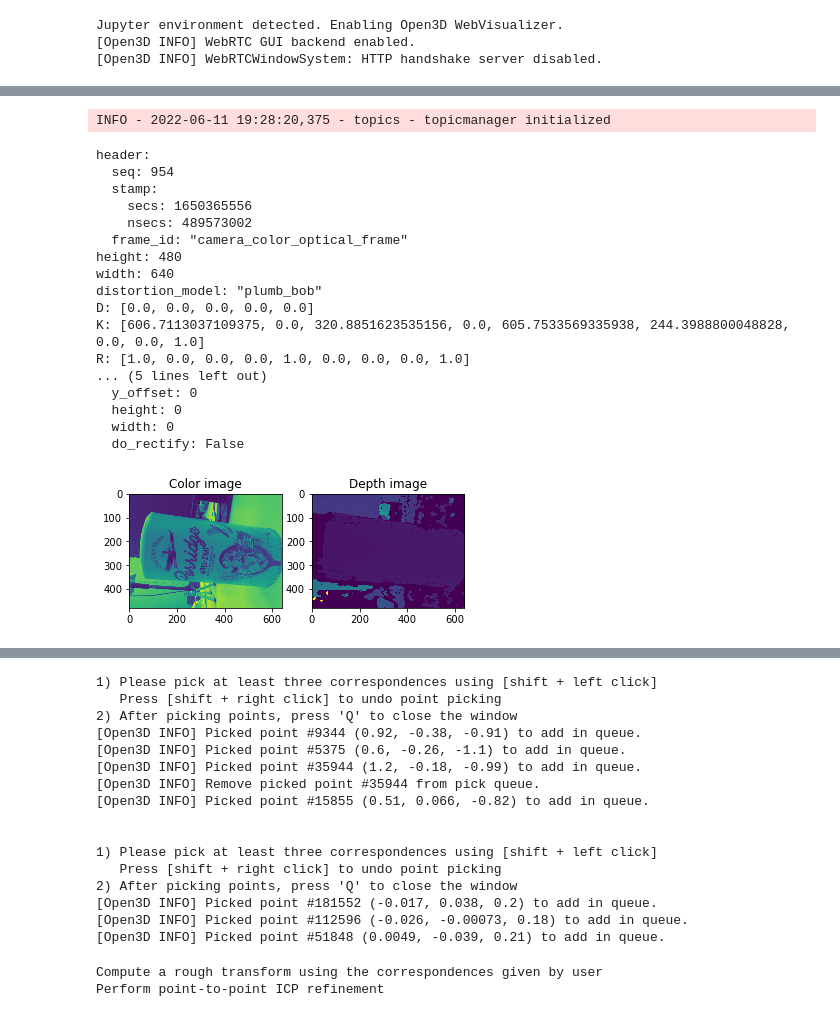
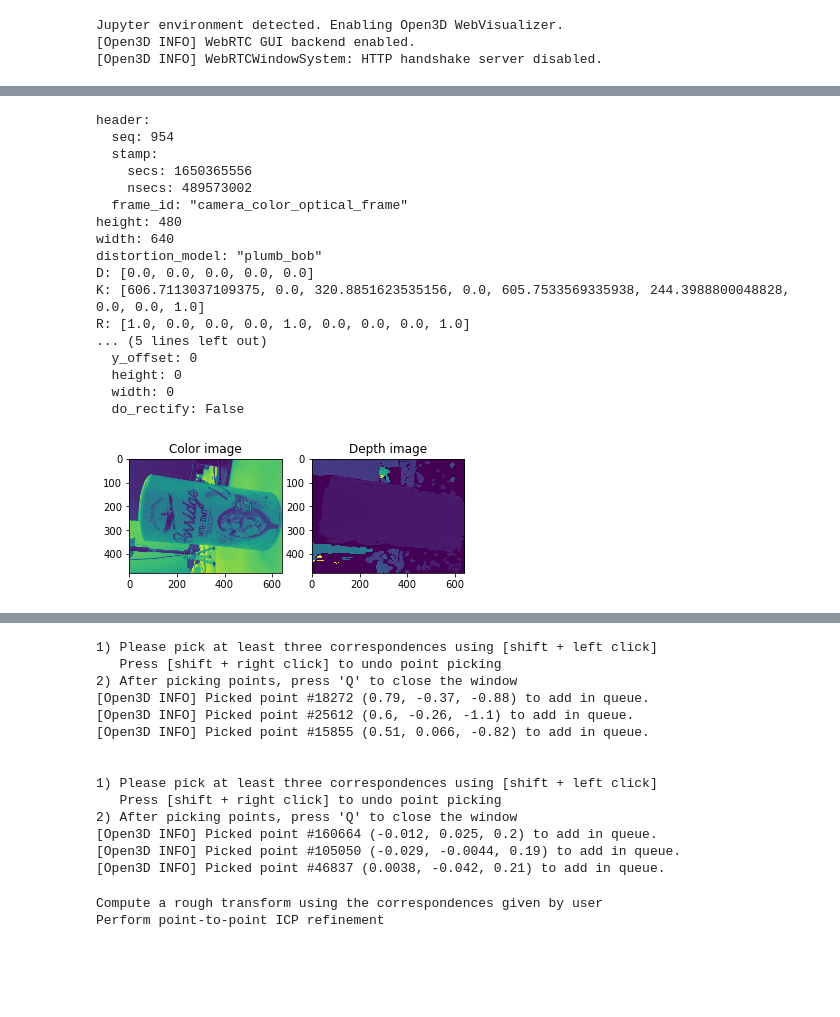
Before and after one commit to SiyiDai/pphau_lab, a Jupyter notebook: NS3/NS3-Camera Calibration and Object Tracking.ipynb, the cells around one changed output, grey strips where cells are left out. Drawn from its saved outputs; the diff is of its cells as text; code cells hidden in the pictures; blank space fills up the shorter version.

```diff
--- a/NS3/NS3-Camera Calibration and Object Tracking.ipynb
+++ b/NS3/NS3-Camera Calibration and Object Tracking.ipynb
@@ -405,47 +405,48 @@ color_topic = '/camera/color/image_raw'
 depth_topic = '/camera/aligned_depth_to_color/image_raw'
 color_camera_info_topic = '/camera/color/camera_info'
 depth_camera_info_topic = '/camera/aligned_depth_to_color/camera_info'
+color_image = []
+depth_image = []
 
 # It is enough to use the first 50 color and first depth frames.
 for i in range(50):
-    color_image = data[i][color_topic]['msg']
-    depth_image = data[i][depth_topic]['msg']
+    color_image.append(data[i][color_topic]['msg'])
+    depth_image.append(data[i][depth_topic]['msg'])
     camera_info = data[i][color_camera_info_topic]['msg']
 print(camera_info)
 # %% [output]
-INFO - 2022-06-11 19:28:20,375 - topics - topicmanager initialized
+header:
+  seq: 954
+  stamp:
+    secs: 1650365556
+    nsecs: 489573002
+  frame_id: "camera_color_optical_frame"
+height: 480
+width: 640
+distortion_model: "plumb_bob"
+D: [0.0, 0.0, 0.0, 0.0, 0.0]
+K: [606.7113037109375, 0.0, 320.8851623535156, 0.0, 605.7533569335938, 244.3988800048828, 0.0, 0.0, 1.0]
+R: [1.0, 0.0, 0.0, 0.0, 1.0, 0.0, 0.0, 0.0, 1.0]
+... (5 lines left out)
+  y_offset: 0
+  height: 0
+  width: 0
+  do_rectify: False
-header:
-  seq: 954
-  stamp:
-    secs: 1650365556
-    nsecs: 489573002
-  frame_id: "camera_color_optical_frame"
-height: 480
-width: 640
-distortion_model: "plumb_bob"
-D: [0.0, 0.0, 0.0, 0.0, 0.0]
-K: [606.7113037109375, 0.0, 320.8851623535156, 0.0, 605.7533569335938, 244.3988800048828, 0.0, 0.0, 1.0]
-R: [1.0, 0.0, 0.0, 0.0, 1.0, 0.0, 0.0, 0.0, 1.0]
-... (5 lines left out)
-  y_offset: 0
-  height: 0
-  width: 0
-  do_rectify: False
 # %%
 # use o3d.geometry.PointCloud.create_from_rgbd_image to create a point cloud
-color_image = o3d.geometry.Image(np.ascontiguousarray(color_image).astype(np.uint8))
-depth_image = o3d.geometry.Image(np.ascontiguousarray(depth_image).astype(np.float32))
-rgbd_image = o3d.geometry.RGBDImage.create_from_color_and_depth(color_image, depth_image)
+color_image_init = o3d.geometry.Image(np.ascontiguousarray(color_image[0]).astype(np.uint8))
+depth_image_init = o3d.geometry.Image(np.ascontiguousarray(depth_image[0]).astype(np.float32))
+rgbd_image = o3d.geometry.RGBDImage.create_from_color_and_depth(color_image_init, depth_image_init)
 
 plt.subplot(1, 2, 1)
 plt.title('Color image')
 plt.imshow(rgbd_image.color)
 plt.subplot(1, 2, 2)
 plt.title('Depth image')
 plt.imshow(rgbd_image.depth)
 plt.show()
 # %% [output]
-[figure, old version]
+[figure, new version]
 # %%
 intrinsics = o3d.camera.PinholeCameraIntrinsic(width=640, height=480, fx= 606.7113037109375, fy= 605.7533569335938, cx=320.8851623535156, cy=244.3988800048828)
 pcd_target = o3d.geometry.PointCloud.create_from_rgbd_image(rgbd_image, intrinsics)
@@ -510,19 +511,17 @@ corr[:, 1] = picked_id_target
 1) Please pick at least three correspondences using [shift + left click]
    Press [shift + right click] to undo point picking
 2) After picking points, press 'Q' to close the window
-[Open3D INFO] Picked point #9344 (0.92, -0.38, -0.91) to add in queue.
-[Open3D INFO] Picked point #5375 (0.6, -0.26, -1.1) to add in queue.
-[Open3D INFO] Picked point #35944 (1.2, -0.18, -0.99) to add in queue.
-[Open3D INFO] Remove picked point #35944 from pick queue.
+[Open3D INFO] Picked point #18272 (0.79, -0.37, -0.88) to add in queue.
+[Open3D INFO] Picked point #25612 (0.6, -0.26, -1.1) to add in queue.
 [Open3D INFO] Picked point #15855 (0.51, 0.066, -0.82) to add in queue.
 
 
 1) Please pick at least three correspondences using [shift + left click]
    Press [shift + right click] to undo point picking
 2) After picking points, press 'Q' to close the window
-[Open3D INFO] Picked point #181552 (-0.017, 0.038, 0.2) to add in queue.
-[Open3D INFO] Picked point #112596 (-0.026, -0.00073, 0.18) to add in queue.
-[Open3D INFO] Picked point #51848 (0.0049, -0.039, 0.21) to add in queue.
+[Open3D INFO] Picked point #160664 (-0.012, 0.025, 0.2) to add in queue.
+[Open3D INFO] Picked point #105050 (-0.029, -0.0044, 0.19) to add in queue.
+[Open3D INFO] Picked point #46837 (0.0038, -0.042, 0.21) to add in queue.
 # %%
 def draw_registration_result(source, target, transformation):
     source_temp = copy.deepcopy(source)
```
Also changed, not shown: parts of 1 cell of this notebook, 1 other file.
